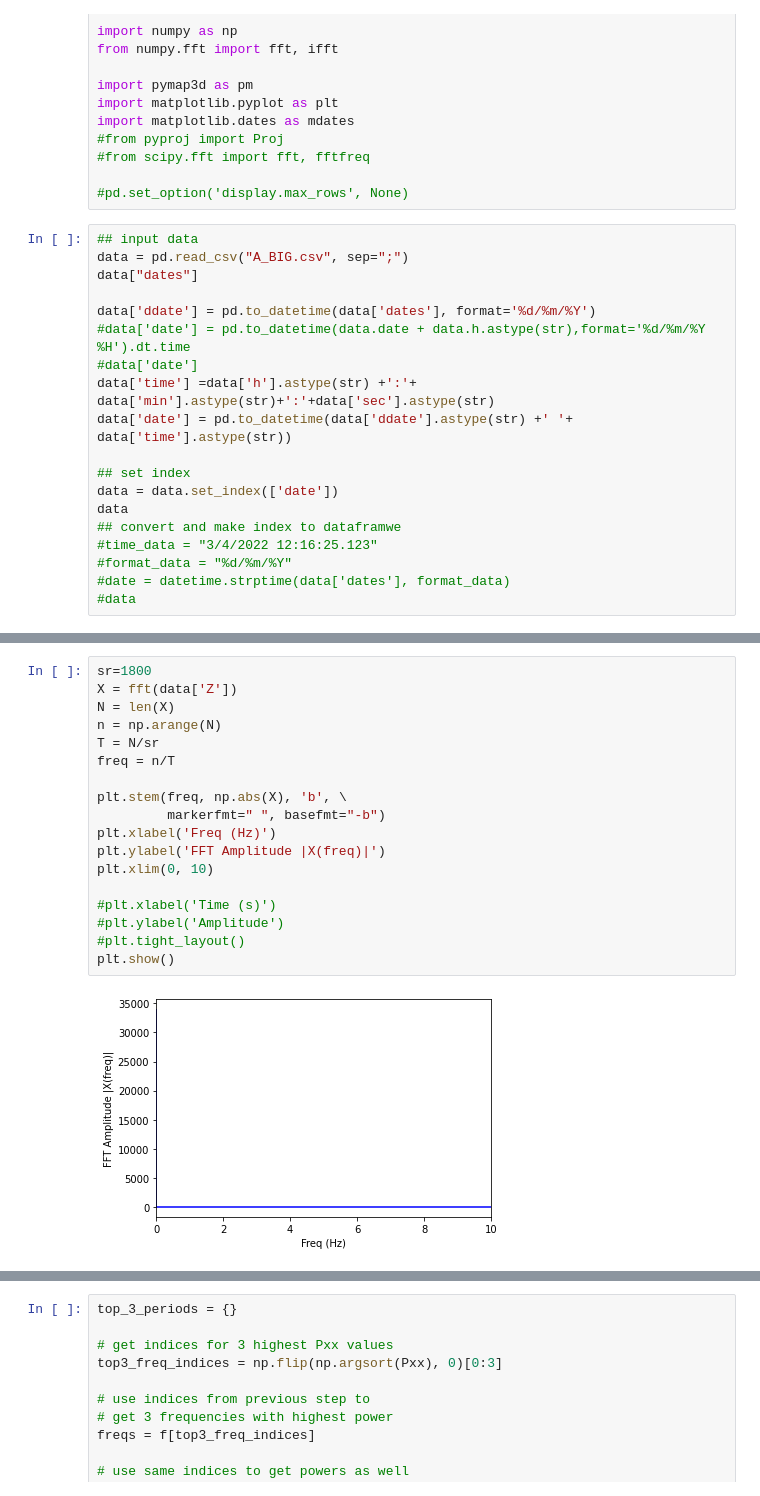
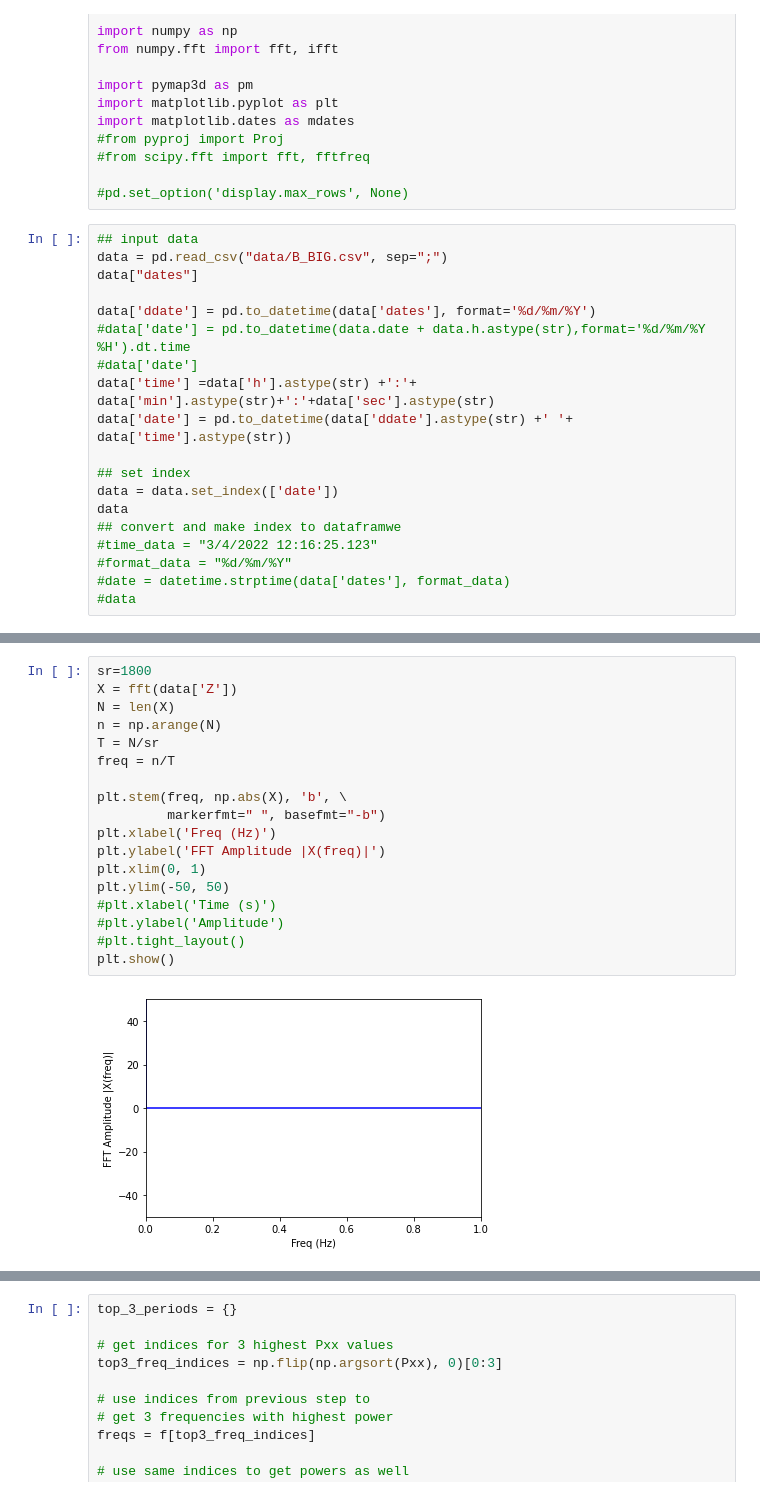
Before and after one commit to LabGeoTopo/fftpy_analysis, a Jupyter notebook: test2.ipynb, the cells around one changed output, grey strips where cells are left out. Drawn from its saved outputs; the diff is of its cells as text.

```diff
--- a/test2.ipynb
+++ b/test2.ipynb
@@ -18,7 +18,7 @@ import matplotlib.dates as mdates
 #pd.set_option('display.max_rows', None)
 # %%
 ## input data
-data = pd.read_csv("A_BIG.csv", sep=";")
+data = pd.read_csv("data/B_BIG.csv", sep=";")
 data["dates"]
 
 data['ddate'] = pd.to_datetime(data['dates'], format='%d/%m/%Y')
@@ -72,23 +72,23 @@ for ax, col in zip(axes, plot_cols):
 # %%
 sr=1800
 X = fft(data['Z'])
 N = len(X)
 n = np.arange(N)
 T = N/sr
 freq = n/T
 
 plt.stem(freq, np.abs(X), 'b', \
          markerfmt=" ", basefmt="-b")
 plt.xlabel('Freq (Hz)')
 plt.ylabel('FFT Amplitude |X(freq)|')
-plt.xlim(0, 10)
-
+plt.xlim(0, 1)
+plt.ylim(-50, 50)
 #plt.xlabel('Time (s)')
 #plt.ylabel('Amplitude')
 #plt.tight_layout()
 plt.show()
 # %% [output]
-[figure, old version]
+[figure, new version]
 # %%
 obs=data['Z']
 # Frequency domain representation
```
Also changed, not shown: parts of 4 cells of this notebook, 2 other files.
